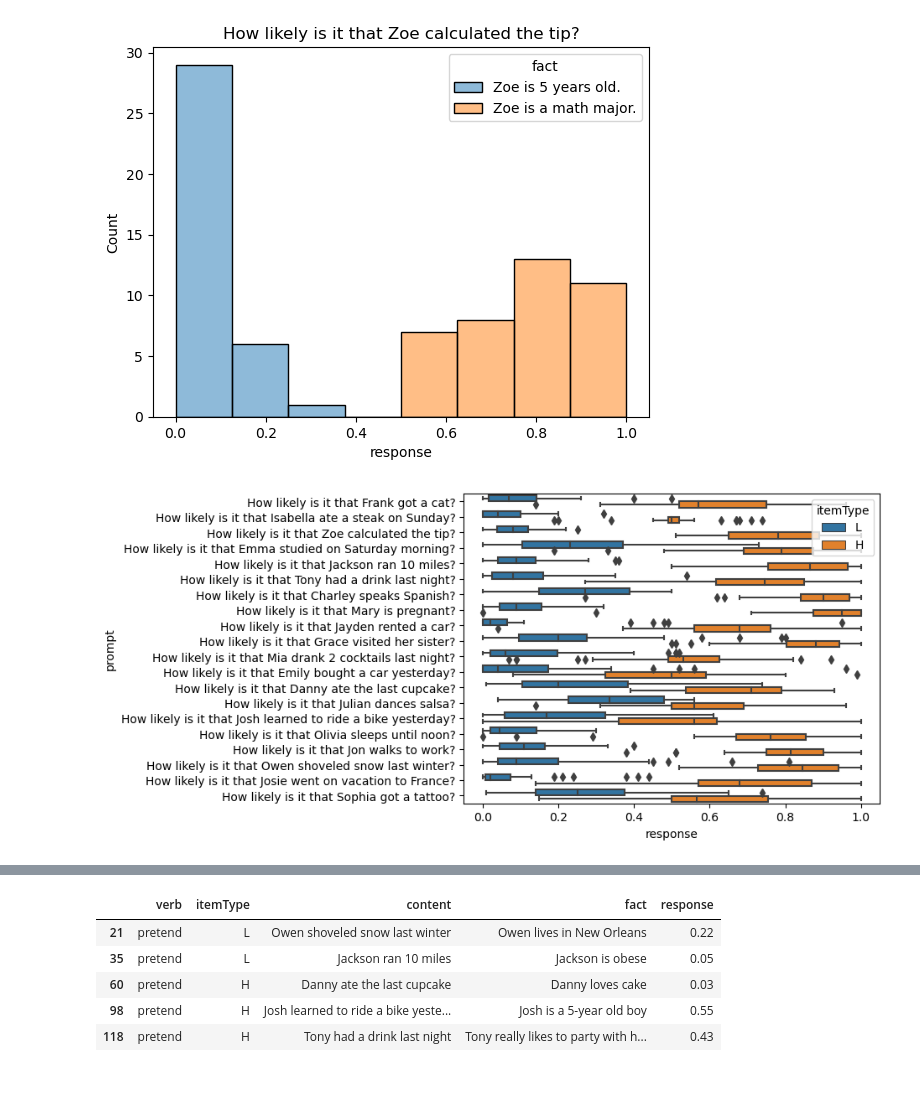
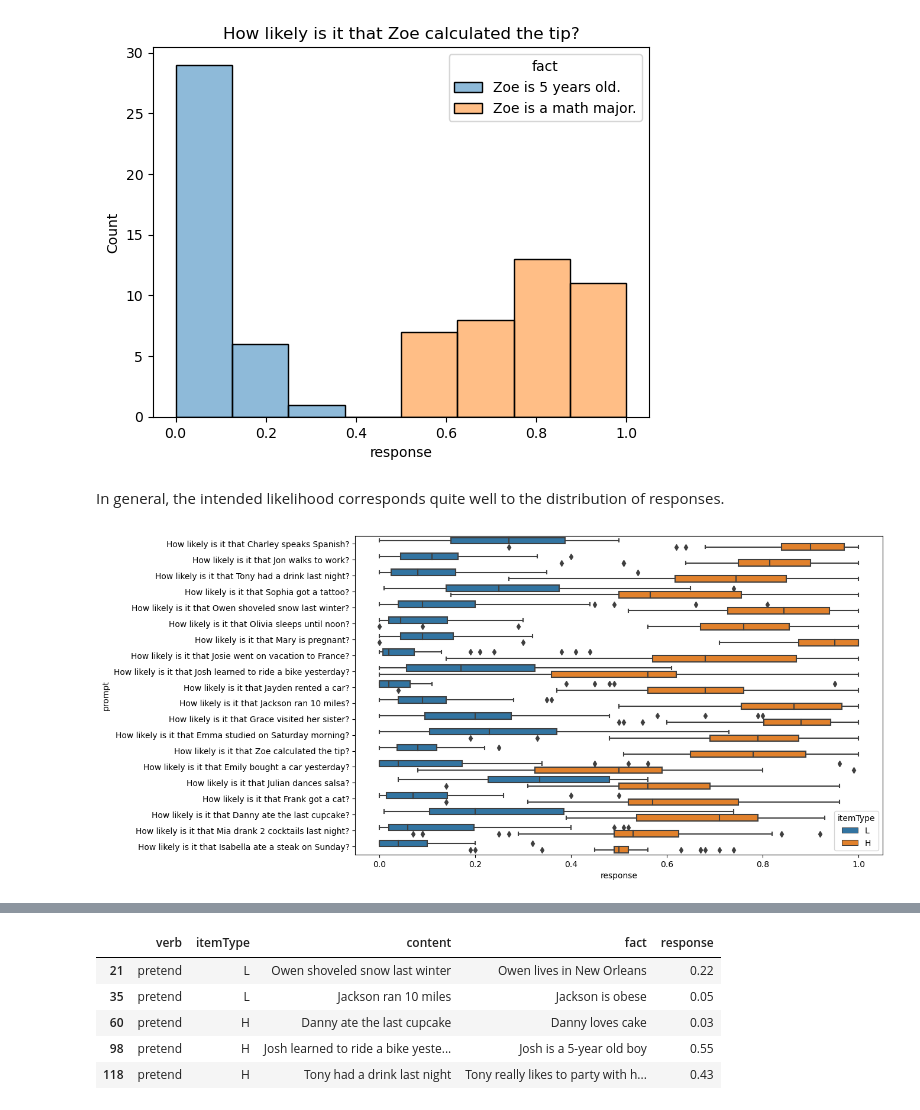
Before and after one commit to aaronstevenwhite/representation-learning-course, a Jupyter notebook: projective-content/model-definition.ipynb, the cells around one changed output, grey strips where cells are left out. Drawn from its saved outputs; the diff is of its cells as text; code cells hidden in the pictures; blank space fills up the shorter version.

```diff
--- a/projective-content/model-definition.ipynb
+++ b/projective-content/model-definition.ipynb
@@ -10,10 +46,20 @@ data_dir = "data/"
 # %%
+#| code-fold: true
+#| code-summary: "Load the norming data"
+
 import os
-import pandas as pd
+from pandas import DataFrame, read_csv
 
-def load_norming_data(fname: str) -> pd.DataFrame:
-    data = pd.read_csv(fname, index_col=0)
+def load_norming_data(fname: str) -> DataFrame:
+    data = read_csv(fname, index_col=0)
 
     data = data[~data.item.isin(["F1", "F2"])]
 
     return data.drop(columns="comments")
+
+data_norming = load_norming_data(
+    os.path.join(
+        data_dir,
+        "projective-probability/results/1-prior/data/cd.csv"
+    )
+)
@@ -20,9 +68,3 @@ def load_norming_data(fname: str) -> pd.DataFrame:
 # %%
-data_norming = load_norming_data(
-    os.path.join(
-        data_dir,
-        "projective-probability/results/1-prior/data/cd.csv")
-)
-
-data_norming
+data_norming[["workerid", "itemType", "itemNr", "prompt", "fact", "response"]].head()
 # %% [output]
@@ -55,12 +92,19 @@ p = histplot(
 _ = p.set_title("How likely is it that Zoe calculated the tip?")
 # %% [output]
 [figure]
+# %% [markdown]
+In general, the intended likelihood corresponds quite well to the distribution of responses.
 # %%
 #| code-fold: true
-#| code-description: Plotting code
+#| code-summary: Plotting code
 
+from matplotlib.pyplot import subplots
 from seaborn import boxplot
 
-_ = boxplot(data_norming, y="prompt", x="response", hue="itemType", hue_order=["L", "H"])
+fig, ax = subplots(figsize=(11.5, 7))
+
+prompt_order = data_norming.groupby("prompt").response.max().sort_values(ascending=False)
+
+_ = boxplot(data_norming, y="prompt", x="response", hue="itemType", hue_order=["L", "H"], order=prompt_order.index)
 # %% [output]
-[figure, old version]
+[figure, new version]
```
Also changed, not shown: parts of 43 cells of this notebook, 55 other files.
